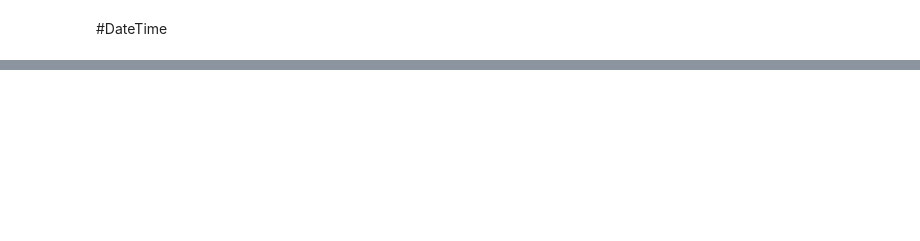
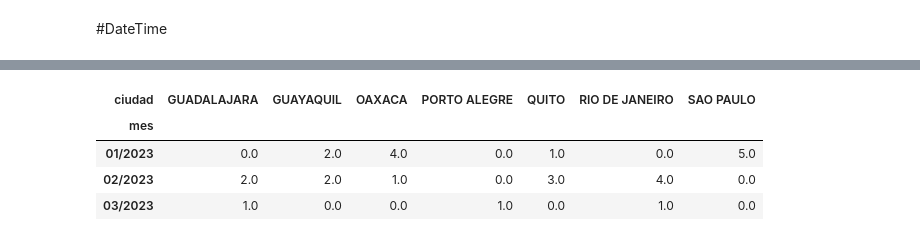
Before and after one commit to lromeror/DataVisualization, a Jupyter notebook: Joins and DateTime/JoinsDates.ipynb, the cells around one changed output, grey strips where cells are left out. Cells and saved outputs as stored; diff of their text form; code cells hidden in the pictures; blank space fills up the shorter version.

```diff
--- a/Joins and DateTime/JoinsDates.ipynb
+++ b/Joins and DateTime/JoinsDates.ipynb
@@ -102,0 +147,14 @@ df_full
+# %%
+group_pivot=group.pivot(columns='ciudad')
+group_pivot
+group_pivot=group_pivot.droplevel(0, axis='columns')
+#Las columnas tambien pueden tener mas de 2 niveles
+# %%
+group_pivot=group_pivot.fillna(0)
+group_pivot
+# %% [output]
+| ciudad | GUADALAJARA | GUAYAQUIL | OAXACA | PORTO ALEGRE | QUITO | RIO DE JANEIRO | SAO PAULO |
+| mes |  |  |  |  |  |  |  |
+| 01/2023 | 0.0 | 2.0 | 4.0 | 0.0 | 1.0 | 0.0 | 5.0 |
+| 02/2023 | 2.0 | 2.0 | 1.0 | 0.0 | 3.0 | 4.0 | 0.0 |
+| 03/2023 | 1.0 | 0.0 | 0.0 | 1.0 | 0.0 | 1.0 | 0.0 |
```
Also changed, not shown: parts of 5 cells of this notebook.
